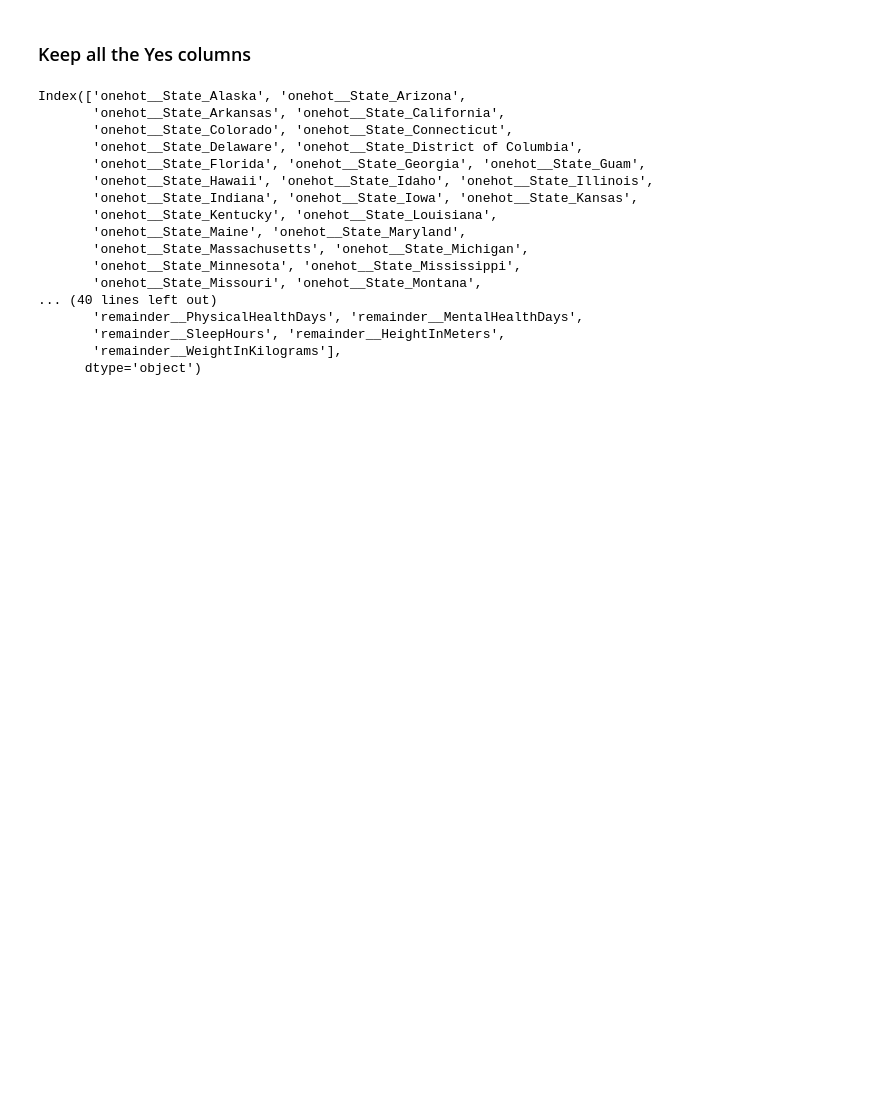
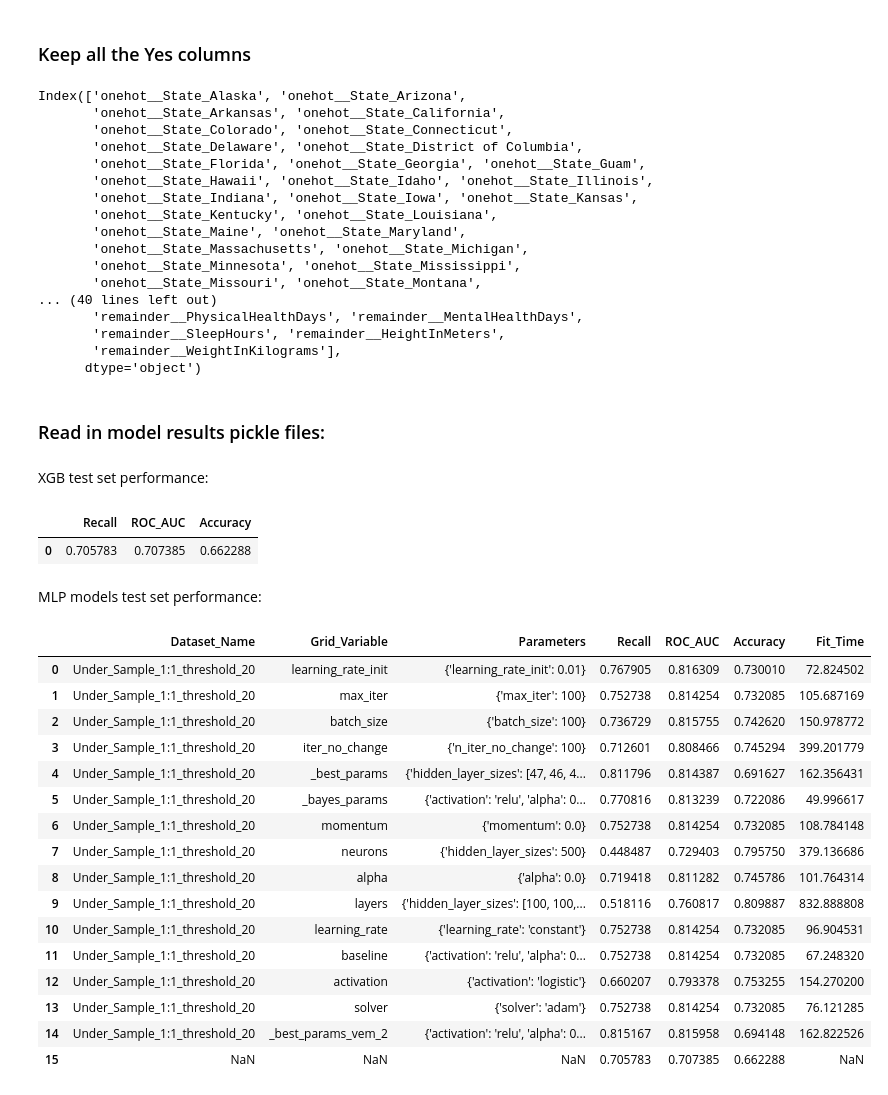
Before and after one commit to DecisionTreeBruining/212B-ML-Project, a Jupyter notebook: assignment_3/local_dev/processing_hailey.ipynb, the cells around one changed output. Saved outputs shown, nothing was run; the diff lists cells and outputs as text; code cells hidden in the pictures; blank space fills up the shorter version.

Commit message:
combined test results

```diff
--- a/assignment_3/local_dev/processing_hailey.ipynb
+++ b/assignment_3/local_dev/processing_hailey.ipynb
@@ -156,3 +157,54 @@ Index(['onehot__State_Alaska', 'onehot__State_Arizona',
 # %%
 X_train.to_parquet(root_path + "Under_Sample_1:1_threshold_20_X_train_Yes.parquet")
 X_test.to_parquet(root_path + "Under_Sample_1:1_threshold_20_X_test_Yes.parquet")
+# %% [markdown]
+### Read in model results pickle files:
+# %% [markdown]
+XGB test set performance:
+# %%
+root_path = "../../Data/GoogleDrive/MLP_Results/"
+xgb_results = pd.read_parquet(root_path + "xgb_results.parquet")
+xgb_results
+# %% [output]
+|  | Recall | ROC_AUC | Accuracy |
+| 0 | 0.705783 | 0.707385 | 0.662288 |
+# %% [markdown]
+MLP models test set performance:
+# %%
+# Use glob to find all parquet files starting with 'test_results' in the directory
+parquet_files = glob.glob(root_path + 'test_results*.parquet')
+
+# Initialize an empty list to hold the DataFrames
+model_results = []
+
+# Loop through the list of parquet files and read each one into a DataFrame
+for file in parquet_files:
+    df = pd.read_parquet(file)
+    model_results.append(df)
+
+# add in xgb result to the list
+model_results.append(xgb_results)
+
+# Optionally, concatenate all DataFrames into a single DataFrame
+combined_df = pd.concat(model_results, ignore_index=True)
+
+# Print the combined DataFrame
+combined_df
+# %% [output]
+|  | Dataset_Name | Grid_Variable | Parameters | Recall | ROC_AUC | Accuracy | Fit_Time |
+| 0 | Under_Sample_1:1_threshold_20 | learning_rate_init | {'learning_rate_init': 0.01} | 0.767905 | 0.816309 | 0.730010 | 72.824502 |
+| 1 | Under_Sample_1:1_threshold_20 | max_iter | {'max_iter': 100} | 0.752738 | 0.814254 | 0.732085 | 105.687169 |
+| 2 | Under_Sample_1:1_threshold_20 | batch_size | {'batch_size': 100} | 0.736729 | 0.815755 | 0.742620 | 150.978772 |
+| 3 | Under_Sample_1:1_threshold_20 | iter_no_change | {'n_iter_no_change': 100} | 0.712601 | 0.808466 | 0.745294 | 399.201779 |
+| 4 | Under_Sample_1:1_threshold_20 | _best_params | {'hidden_layer_sizes': [47, 46, 4... | 0.811796 | 0.814387 | 0.691627 | 162.356431 |
+| 5 | Under_Sample_1:1_threshold_20 | _bayes_params | {'activation': 'relu', 'alpha': 0... | 0.770816 | 0.813239 | 0.722086 | 49.996617 |
+| 6 | Under_Sample_1:1_threshold_20 | momentum | {'momentum': 0.0} | 0.752738 | 0.814254 | 0.732085 | 108.784148 |
+| 7 | Under_Sample_1:1_threshold_20 | neurons | {'hidden_layer_sizes': 500} | 0.448487 | 0.729403 | 0.795750 | 379.136686 |
+| 8 | Under_Sample_1:1_threshold_20 | alpha | {'alpha': 0.0} | 0.719418 | 0.811282 | 0.745786 | 101.764314 |
+| 9 | Under_Sample_1:1_threshold_20 | layers | {'hidden_layer_sizes': [100, 100,... | 0.518116 | 0.760817 | 0.809887 | 832.888808 |
+| 10 | Under_Sample_1:1_threshold_20 | learning_rate | {'learning_rate': 'constant'} | 0.752738 | 0.814254 | 0.732085 | 96.904531 |
+| 11 | Under_Sample_1:1_threshold_20 | baseline | {'activation': 'relu', 'alpha': 0... | 0.752738 | 0.814254 | 0.732085 | 67.248320 |
+| 12 | Under_Sample_1:1_threshold_20 | activation | {'activation': 'logistic'} | 0.660207 | 0.793378 | 0.753255 | 154.270200 |
+| 13 | Under_Sample_1:1_threshold_20 | solver | {'solver': 'adam'} | 0.752738 | 0.814254 | 0.732085 | 76.121285 |
+| 14 | Under_Sample_1:1_threshold_20 | _best_params_vem_2 | {'activation': 'relu', 'alpha': 0... | 0.815167 | 0.815958 | 0.694148 | 162.822526 |
+| 15 | NaN | NaN | NaN | 0.705783 | 0.707385 | 0.662288 | NaN |
```
Also changed, not shown: parts of 5 cells of this notebook, 1 other file.
